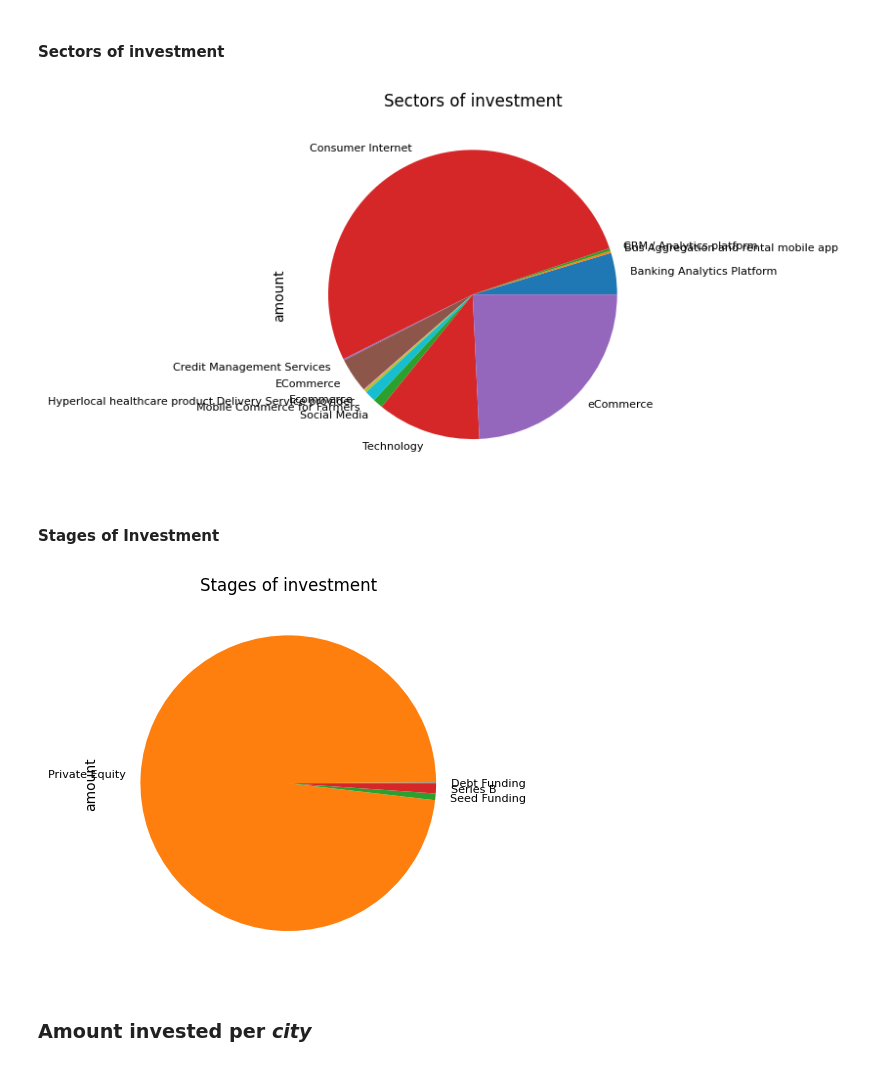
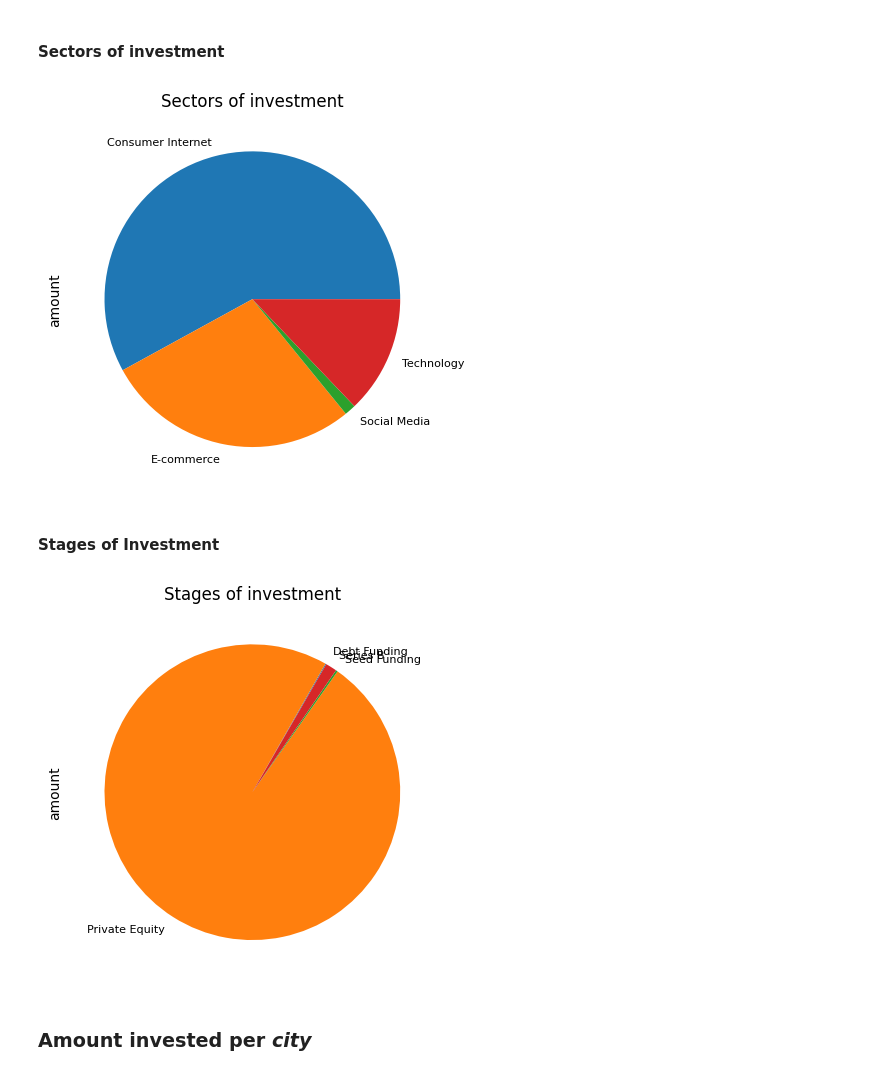
Before and after one commit to nirmit27/startup-dashboard, a Jupyter notebook: indian-startup-streamlit.ipynb, the cells around one changed output. Cells and saved outputs as stored; diff of their text form; code cells hidden in the pictures.

```diff
--- a/indian-startup-streamlit.ipynb
+++ b/indian-startup-streamlit.ipynb
@@ -185,8 +185,8 @@ result
 # %% [markdown]
 ### Removing the NaN values
 # %%
-# rem = [col for col in result.columns if result[col].iloc[1].dtype != np.float64]
-# df = df.dropna(subset=rem)
+rem = [col for col in result.columns if result[col].iloc[1].dtype != np.float64]
+df = df.dropna(subset=rem)
 
 df = df.dropna(subset=['date', 'startup', 'vertical',
                'city', 'investors', 'round', 'amount'])
@@ -210,3 +242,13 @@ df
+# %%
+df.investors.drop_duplicates(inplace=True)
+df.investors = df.investors.str.lstrip(' ')
+
+df.investors = df.investors.str.replace('1Crowd (through crowdfunding)',
+                         '1Crowd (through crowd funding)')
+df.investors = df.investors.str.replace('500 Start-Ups',
+                                        '500 Startups')
+df.investors = df.investors.str.replace('91springboard',
+                                        '91SpringBoard')
 # %% [markdown]
 ### Finding Investors
 # %%
@@ -272,16 +314,16 @@ idgv.groupby('vertical')['amount'].sum().plot(kind='pie', fontsize=8)
 plt.title('Sectors of investment')
 plt.show()
 # %% [output]
-[figure, old version]
+[figure, new version]
 # %% [markdown]
 #### Stages of Investment
 # %%
-idgv.groupby('round')['amount'].sum().plot(kind='pie', fontsize=8)
+idgv.groupby('round')['amount'].sum().plot(kind='pie', fontsize=8, startangle=60)
 
 plt.title('Stages of investment')
 plt.show()
 # %% [output]
-[figure, old version]
+[figure, new version]
 # %% [markdown]
 ### Amount invested per _city_
 # %%
```
Also changed, not shown: parts of 25 cells of this notebook, 2 other files.
